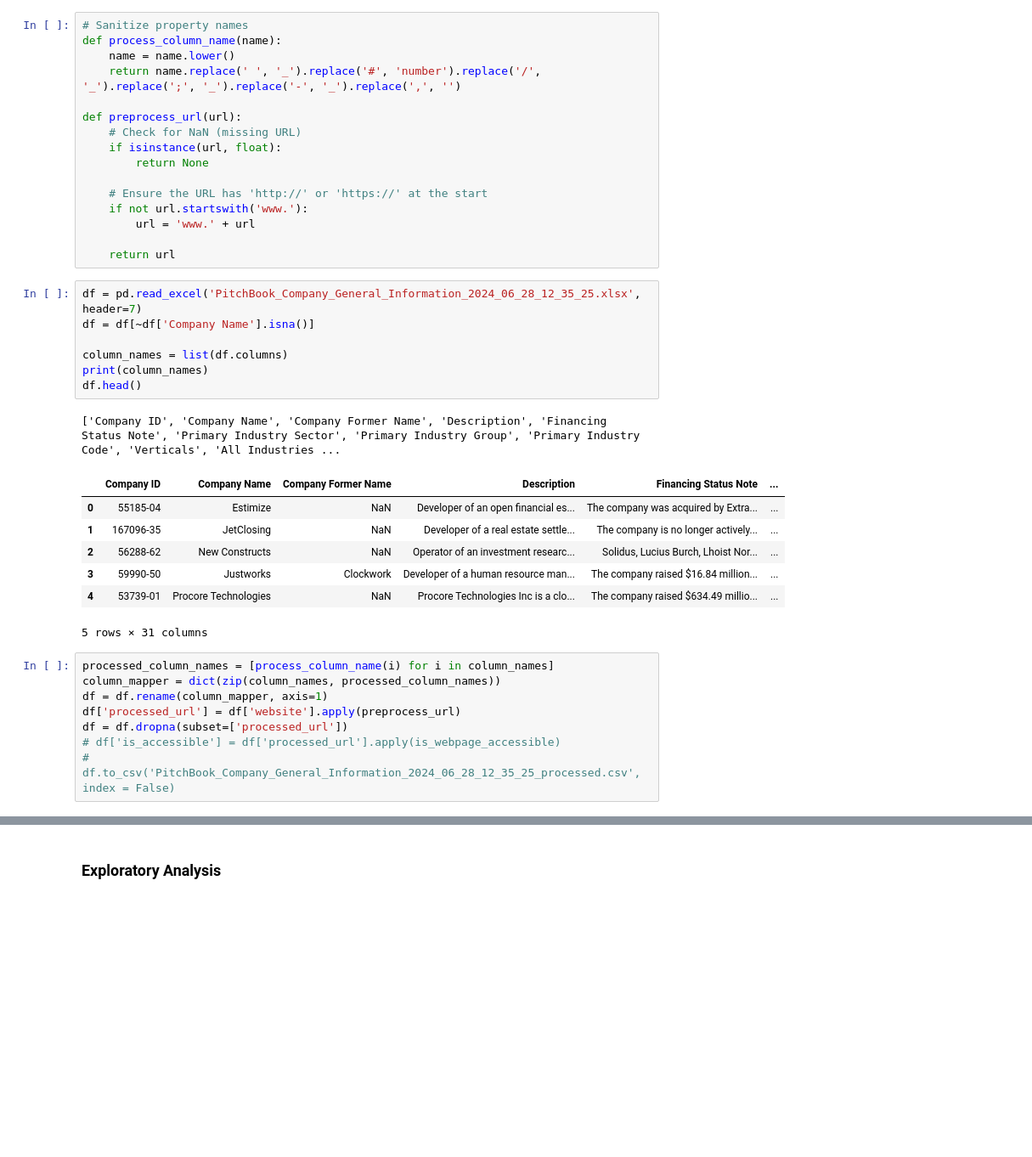
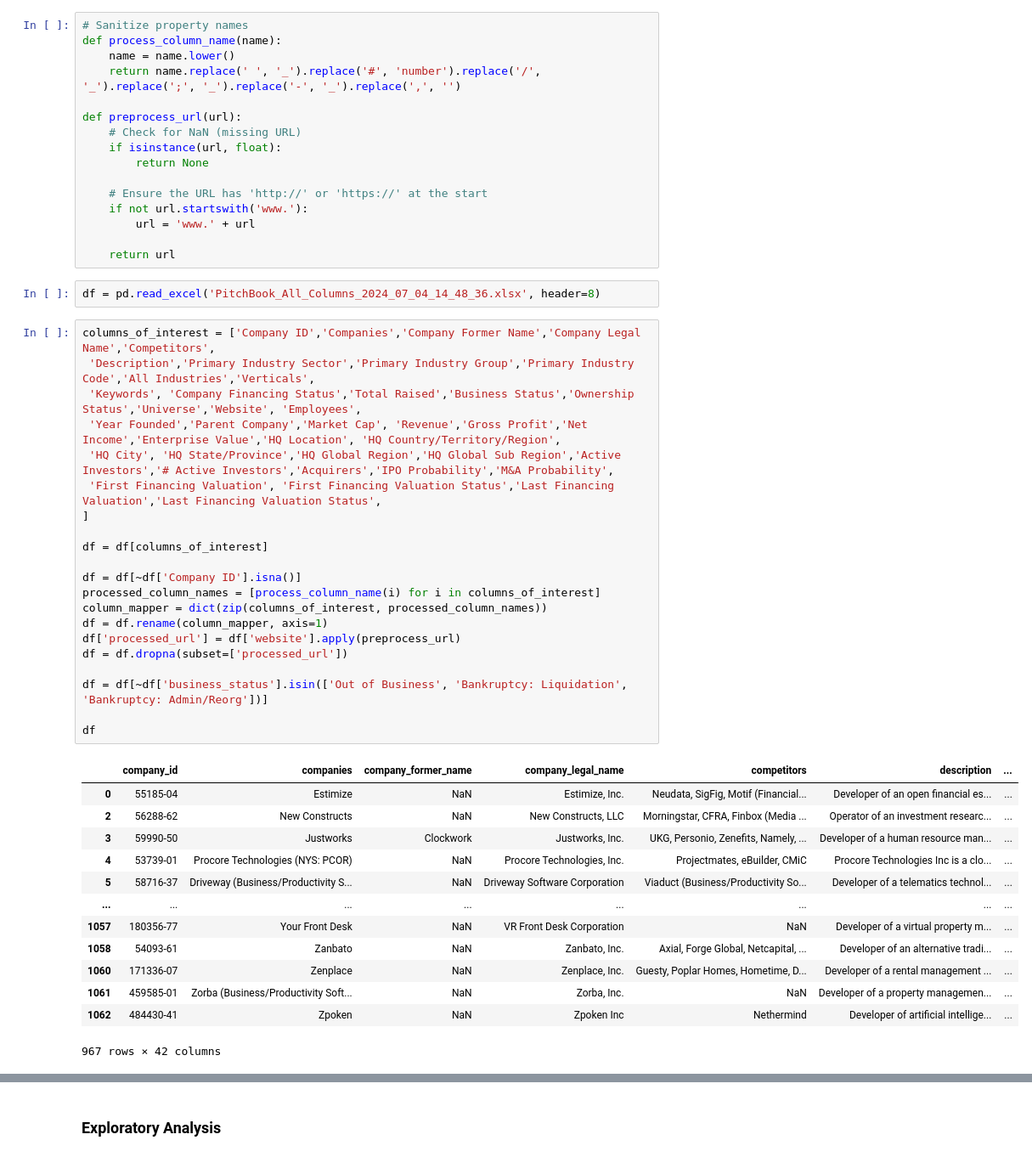
Before and after one commit to MC-Kangan/LLM-Enhanced-Knowledge-Graph-for-Startup-Analysis, a Jupyter notebook: pitchbook.ipynb, the cells around one changed output, grey strips where cells are left out. Shown: that part at 85% size. Cells and saved outputs as stored; diff of their text form; blank space fills up the shorter version.

```diff
--- a/pitchbook.ipynb
+++ b/pitchbook.ipynb
@@ -25,27 +26,40 @@ def preprocess_url(url):
         url = 'www.' + url
 
     return url
-# %%
-df = pd.read_excel('PitchBook_Company_General_Information_2024_06_28_12_35_25.xlsx', header=7)
-df = df[~df['Company Name'].isna()]
-
-column_names = list(df.columns)
-print(column_names)
-df.head()
-# %% [output]
-['Company ID', 'Company Name', 'Company Former Name', 'Description', 'Financing Status Note', 'Primary Industry Sector', 'Primary Industry Group', 'Primary Industry Code', 'Verticals', 'All Industries ...
-|  | Company ID | Company Name | Company Former Name | Description | Financing Status Note | ... |
-| 0 | 55185-04 | Estimize | NaN | Developer of an open financial es... | The company was acquired by Extra... | ... |
-| 1 | 167096-35 | JetClosing | NaN | Developer of a real estate settle... | The company is no longer actively... | ... |
-| 2 | 56288-62 | New Constructs | NaN | Operator of an investment researc... | Solidus, Lucius Burch, Lhoist Nor... | ... |
-| 3 | 59990-50 | Justworks | Clockwork | Developer of a human resource man... | The company raised $16.84 million... | ... |
-| 4 | 53739-01 | Procore Technologies | NaN | Procore Technologies Inc is a clo... | The company raised $634.49 millio... | ... |
-5 rows × 31 columns
-# %%
-processed_column_names = [process_column_name(i) for i in column_names]
-column_mapper = dict(zip(column_names, processed_column_names))
-df = df.rename(column_mapper, axis=1)
-df['processed_url'] = df['website'].apply(preprocess_url)
-df = df.dropna(subset=['processed_url'])
-# df['is_accessible'] = df['processed_url'].apply(is_webpage_accessible)
-# df.to_csv('PitchBook_Company_General_Information_2024_06_28_12_35_25_processed.csv', index = False)
+# %%
+df = pd.read_excel('PitchBook_All_Columns_2024_07_04_14_48_36.xlsx', header=8)
+# %%
+columns_of_interest = ['Company ID','Companies','Company Former Name','Company Legal Name','Competitors',
+ 'Description','Primary Industry Sector','Primary Industry Group','Primary Industry Code','All Industries','Verticals',
+ 'Keywords', 'Company Financing Status','Total Raised','Business Status','Ownership Status','Universe','Website', 'Employees',
+ 'Year Founded','Parent Company','Market Cap', 'Revenue','Gross Profit','Net Income','Enterprise Value','HQ Location', 'HQ Country/Territory/Region',
+ 'HQ City', 'HQ State/Province','HQ Global Region','HQ Global Sub Region','Active Investors','# Active Investors','Acquirers','IPO Probability','M&A Probability',
+ 'First Financing Valuation', 'First Financing Valuation Status','Last Financing Valuation','Last Financing Valuation Status',
+]
+
+df = df[columns_of_interest]
+
+df = df[~df['Company ID'].isna()]
+processed_column_names = [process_column_name(i) for i in columns_of_interest]
+column_mapper = dict(zip(columns_of_interest, processed_column_names))
+df = df.rename(column_mapper, axis=1)
+df['processed_url'] = df['website'].apply(preprocess_url)
+df = df.dropna(subset=['processed_url'])
+
+df = df[~df['business_status'].isin(['Out of Business', 'Bankruptcy: Liquidation', 'Bankruptcy: Admin/Reorg'])]
+
+df
+# %% [output]
+|  | company_id | companies | company_former_name | company_legal_name | competitors | description | ... |
+| 0 | 55185-04 | Estimize | NaN | Estimize, Inc. | Neudata, SigFig, Motif (Financial... | Developer of an open financial es... | ... |
+| 2 | 56288-62 | New Constructs | NaN | New Constructs, LLC | Morningstar, CFRA, Finbox (Media ... | Operator of an investment researc... | ... |
+| 3 | 59990-50 | Justworks | Clockwork | Justworks, Inc. | UKG, Personio, Zenefits, Namely, ... | Developer of a human resource man... | ... |
+| 4 | 53739-01 | Procore Technologies (NYS: PCOR) | NaN | Procore Technologies, Inc. | Projectmates, eBuilder, CMiC | Procore Technologies Inc is a clo... | ... |
+| 5 | 58716-37 | Driveway (Business/Productivity S... | NaN | Driveway Software Corporation | Viaduct (Business/Productivity So... | Developer of a telematics technol... | ... |
+| ... | ... | ... | ... | ... | ... | ... | ... |
+| 1057 | 180356-77 | Your Front Desk | NaN | VR Front Desk Corporation | NaN | Developer of a virtual property m... | ... |
+| 1058 | 54093-61 | Zanbato | NaN | Zanbato, Inc. | Axial, Forge Global, Netcapital, ... | Developer of an alternative tradi... | ... |
+| 1060 | 171336-07 | Zenplace | NaN | Zenplace, Inc. | Guesty, Poplar Homes, Hometime, D... | Developer of a rental management ... | ... |
+| 1061 | 459585-01 | Zorba (Business/Productivity Soft... | NaN | Zorba, Inc. | NaN | Developer of a property managemen... | ... |
+| 1062 | 484430-41 | Zpoken | NaN | Zpoken Inc | Nethermind | Developer of artificial intellige... | ... |
+967 rows × 42 columns
```
Also changed, not shown: parts of 20 cells of this notebook.
